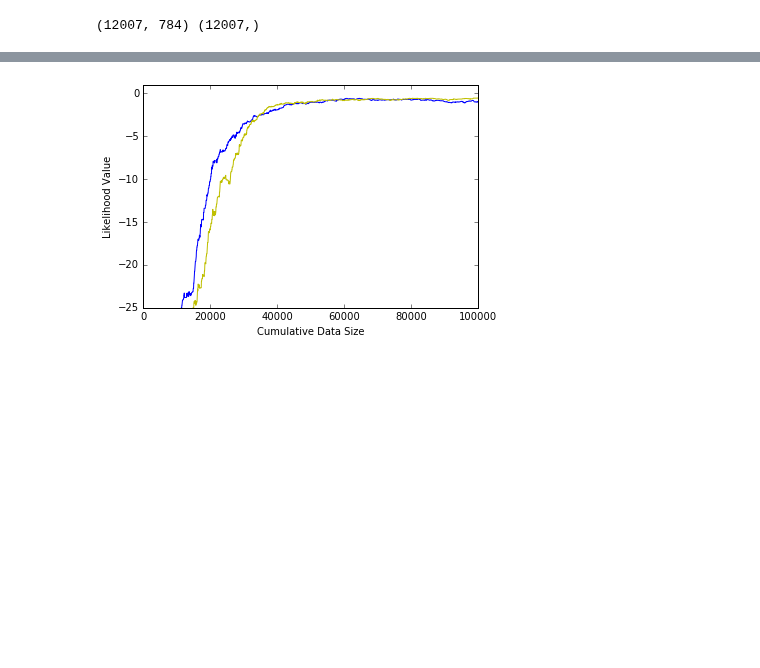
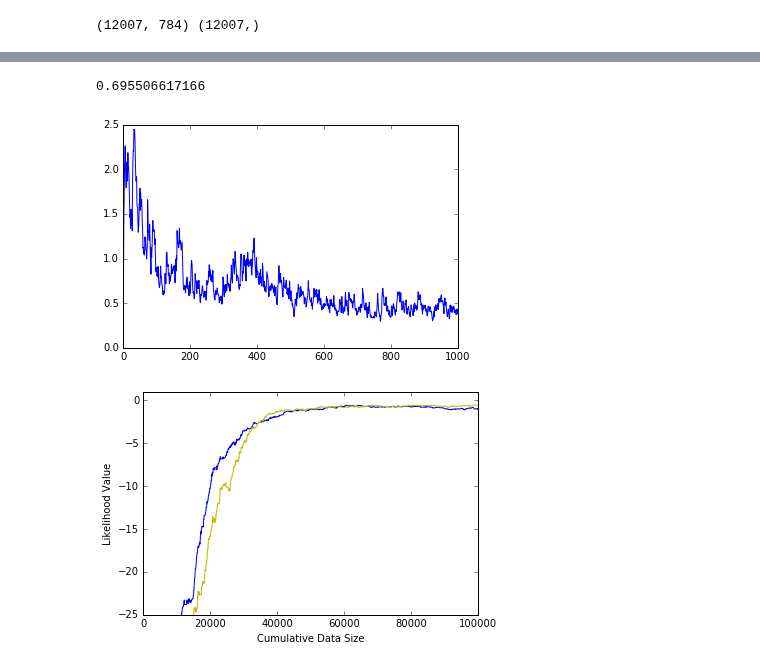
Before and after one commit to DanielTakeshi/New_MH_Test, a Jupyter notebook: iPython_stuff/LogisticRegression_CUTMH_RandomWalkProposer.ipynb, the cells around one changed output, grey strips where cells are left out. Drawn from its saved outputs; the diff is of its cells as text; code cells hidden in the pictures; blank space fills up the shorter version.

```diff
--- a/iPython_stuff/LogisticRegression_CUTMH_RandomWalkProposer.ipynb
+++ b/iPython_stuff/LogisticRegression_CUTMH_RandomWalkProposer.ipynb
@@ -372,3 +378,9 @@ for i in range(N):
+# %%
+plt.plot(sd_array)
+print np.mean(sd_array)
+# %% [output]
+0.695506617166
+[figure, added]
 # %%
 plt.figure()
 #plt.plot(cumulate_datasize_xl,cost_list_xl,'r')
```
Also changed, not shown: parts of 3 cells of this notebook.
